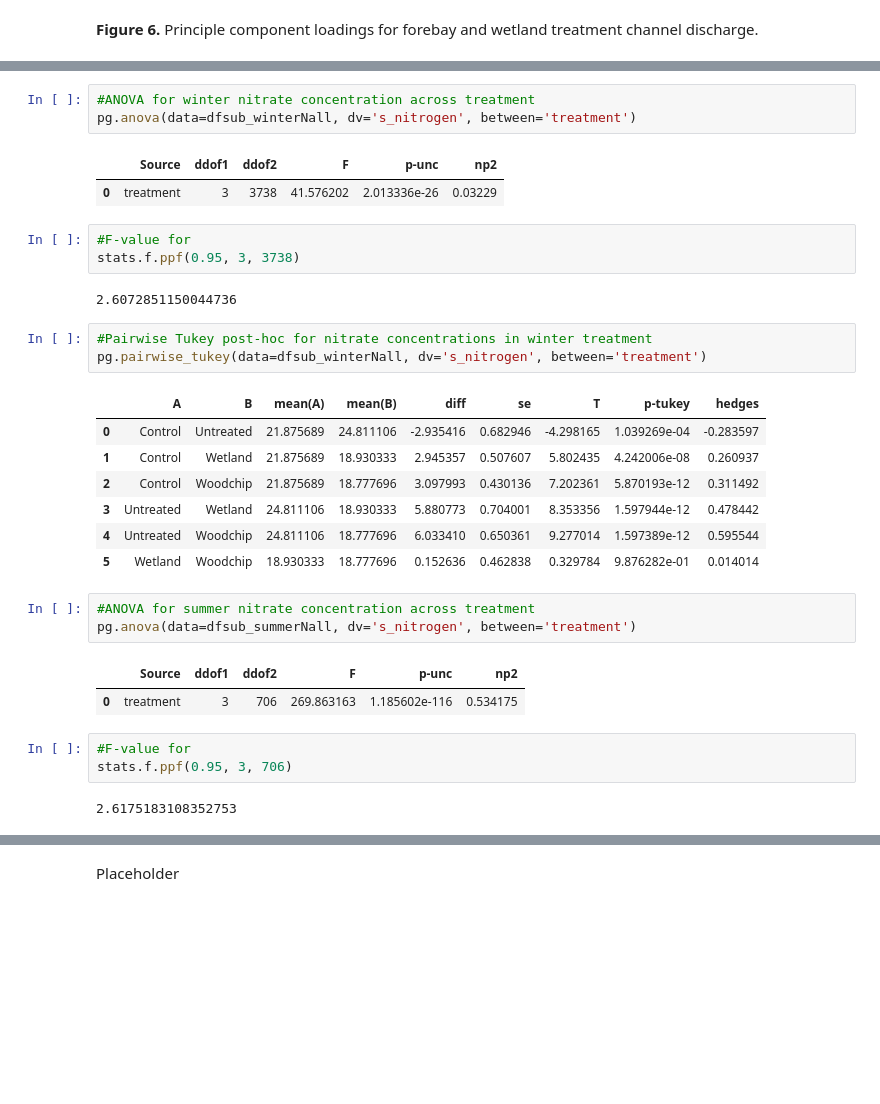
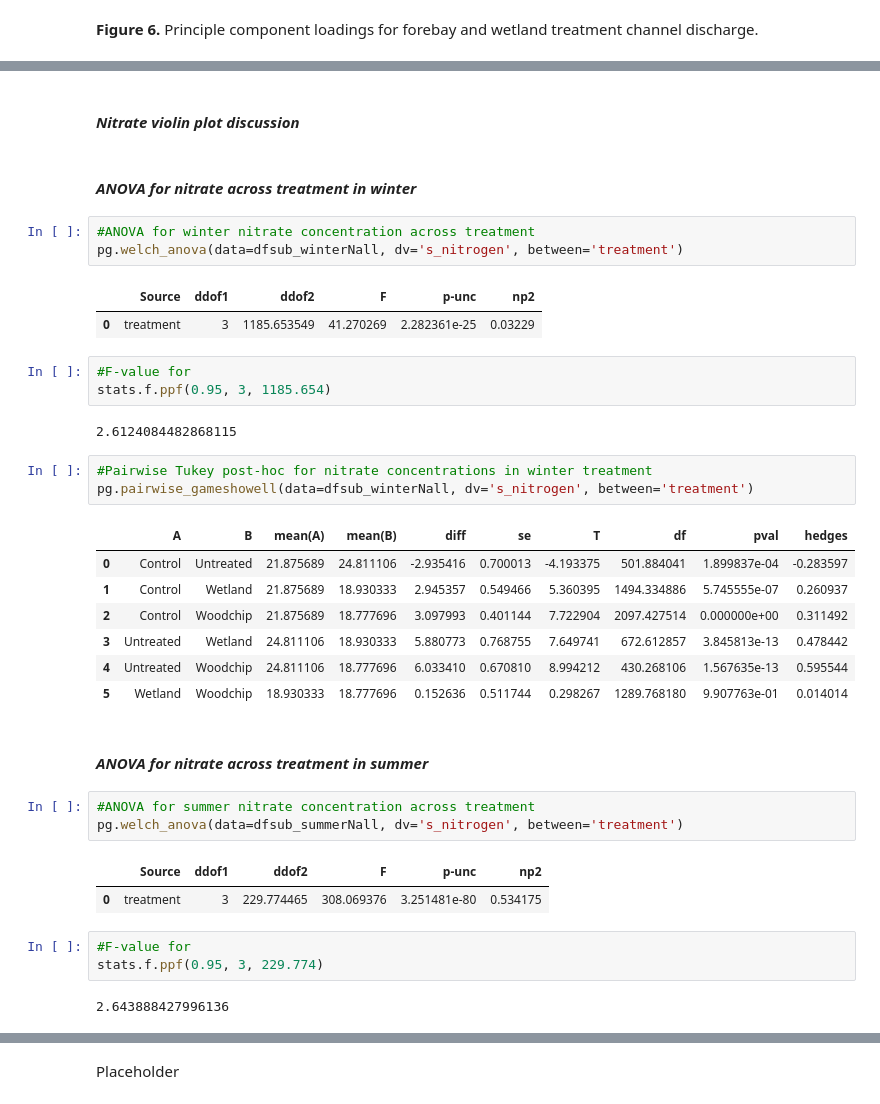
Before and after one commit to kmduncan1/MS263_BioreactorProject, a Jupyter notebook: ProjectNotebook.ipynb, the cells around one changed output, grey strips where cells are left out. Saved outputs shown, nothing was run; the diff lists cells and outputs as text; blank space fills up the shorter version.

```diff
--- a/ProjectNotebook.ipynb
+++ b/ProjectNotebook.ipynb
@@ -677,35 +701,41 @@ for i in range(len(seasonalNdata)):
+# %% [markdown]
+#### *Nitrate violin plot discussion*
+# %% [markdown]
+#### *ANOVA for nitrate across treatment in winter*
 # %%
 #ANOVA for winter nitrate concentration across treatment
-pg.anova(data=dfsub_winterNall, dv='s_nitrogen', between='treatment')
+pg.welch_anova(data=dfsub_winterNall, dv='s_nitrogen', between='treatment')
 # %% [output]
 |  | Source | ddof1 | ddof2 | F | p-unc | np2 |
-| 0 | treatment | 3 | 3738 | 41.576202 | 2.013336e-26 | 0.03229 |
+| 0 | treatment | 3 | 1185.653549 | 41.270269 | 2.282361e-25 | 0.03229 |
 # %%
 #F-value for
-stats.f.ppf(0.95, 3, 3738)
+stats.f.ppf(0.95, 3, 1185.654)
 # %% [output]
-2.6072851150044736
+2.6124084482868115
 # %%
 #Pairwise Tukey post-hoc for nitrate concentrations in winter treatment
-pg.pairwise_tukey(data=dfsub_winterNall, dv='s_nitrogen', between='treatment')
+pg.pairwise_gameshowell(data=dfsub_winterNall, dv='s_nitrogen', between='treatment')
 # %% [output]
-|  | A | B | mean(A) | mean(B) | diff | se | T | p-tukey | hedges |
-| 0 | Control | Untreated | 21.875689 | 24.811106 | -2.935416 | 0.682946 | -4.298165 | 1.039269e-04 | -0.283597 |
-| 1 | Control | Wetland | 21.875689 | 18.930333 | 2.945357 | 0.507607 | 5.802435 | 4.242006e-08 | 0.260937 |
-| 2 | Control | Woodchip | 21.875689 | 18.777696 | 3.097993 | 0.430136 | 7.202361 | 5.870193e-12 | 0.311492 |
-| 3 | Untreated | Wetland | 24.811106 | 18.930333 | 5.880773 | 0.704001 | 8.353356 | 1.597944e-12 | 0.478442 |
-| 4 | Untreated | Woodchip | 24.811106 | 18.777696 | 6.033410 | 0.650361 | 9.277014 | 1.597389e-12 | 0.595544 |
-| 5 | Wetland | Woodchip | 18.930333 | 18.777696 | 0.152636 | 0.462838 | 0.329784 | 9.876282e-01 | 0.014014 |
+|  | A | B | mean(A) | mean(B) | diff | se | T | df | pval | hedges |
+| 0 | Control | Untreated | 21.875689 | 24.811106 | -2.935416 | 0.700013 | -4.193375 | 501.884041 | 1.899837e-04 | -0.283597 |
+| 1 | Control | Wetland | 21.875689 | 18.930333 | 2.945357 | 0.549466 | 5.360395 | 1494.334886 | 5.745555e-07 | 0.260937 |
+| 2 | Control | Woodchip | 21.875689 | 18.777696 | 3.097993 | 0.401144 | 7.722904 | 2097.427514 | 0.000000e+00 | 0.311492 |
+| 3 | Untreated | Wetland | 24.811106 | 18.930333 | 5.880773 | 0.768755 | 7.649741 | 672.612857 | 3.845813e-13 | 0.478442 |
+| 4 | Untreated | Woodchip | 24.811106 | 18.777696 | 6.033410 | 0.670810 | 8.994212 | 430.268106 | 1.567635e-13 | 0.595544 |
+| 5 | Wetland | Woodchip | 18.930333 | 18.777696 | 0.152636 | 0.511744 | 0.298267 | 1289.768180 | 9.907763e-01 | 0.014014 |
+# %% [markdown]
+#### *ANOVA for nitrate across treatment in summer*
 # %%
 #ANOVA for summer nitrate concentration across treatment
-pg.anova(data=dfsub_summerNall, dv='s_nitrogen', between='treatment')
+pg.welch_anova(data=dfsub_summerNall, dv='s_nitrogen', between='treatment')
 # %% [output]
 |  | Source | ddof1 | ddof2 | F | p-unc | np2 |
-| 0 | treatment | 3 | 706 | 269.863163 | 1.185602e-116 | 0.534175 |
+| 0 | treatment | 3 | 229.774465 | 308.069376 | 3.251481e-80 | 0.534175 |
 # %%
 #F-value for
-stats.f.ppf(0.95, 3, 706)
+stats.f.ppf(0.95, 3, 229.774)
 # %% [output]
-2.6175183108352753
+2.643888427996136
 # %%
 #Pairwise Tukey post-hoc for nitrate concentrations in winter treatment
```
Also changed, not shown: parts of 29 cells of this notebook.
